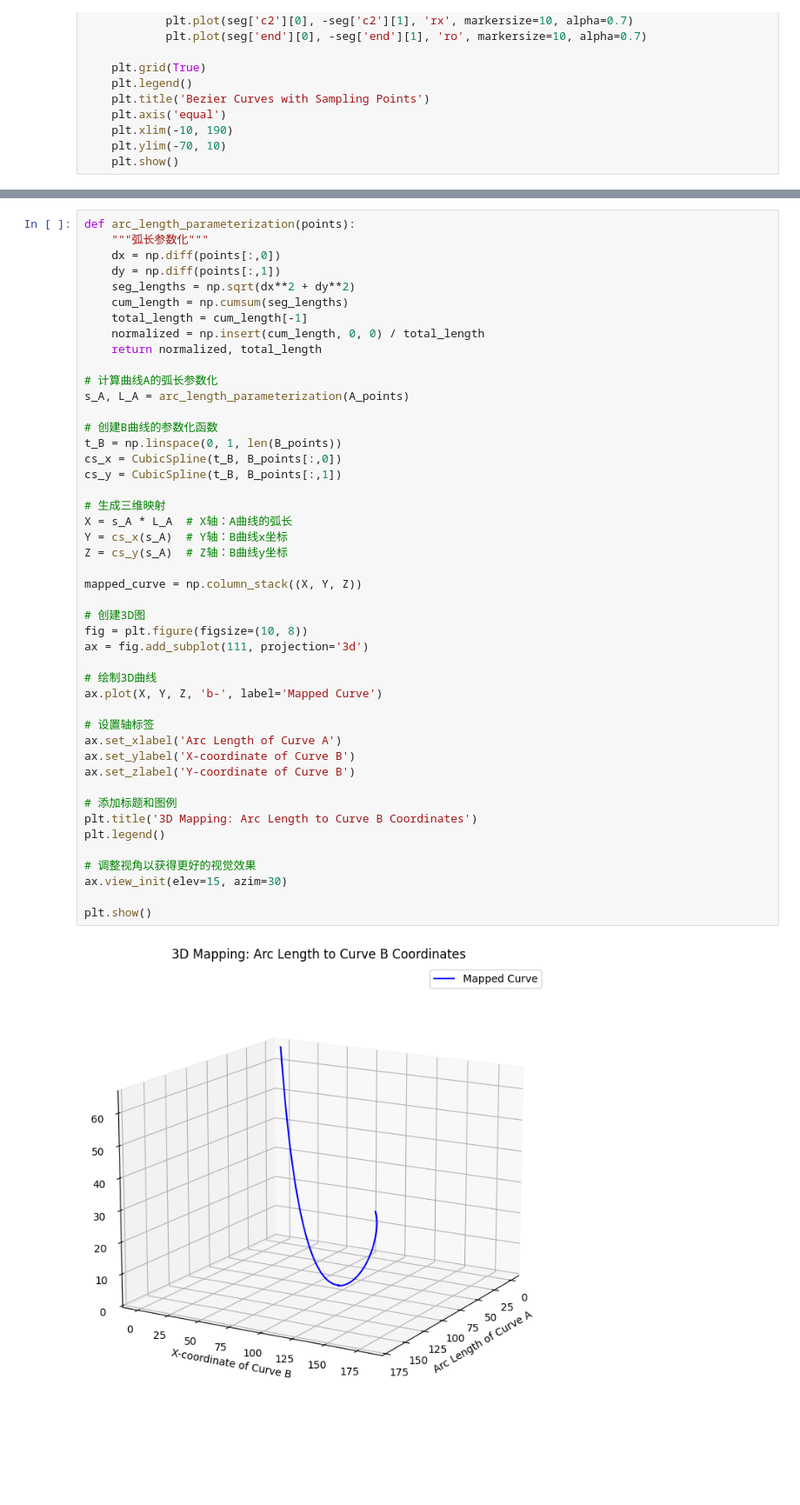
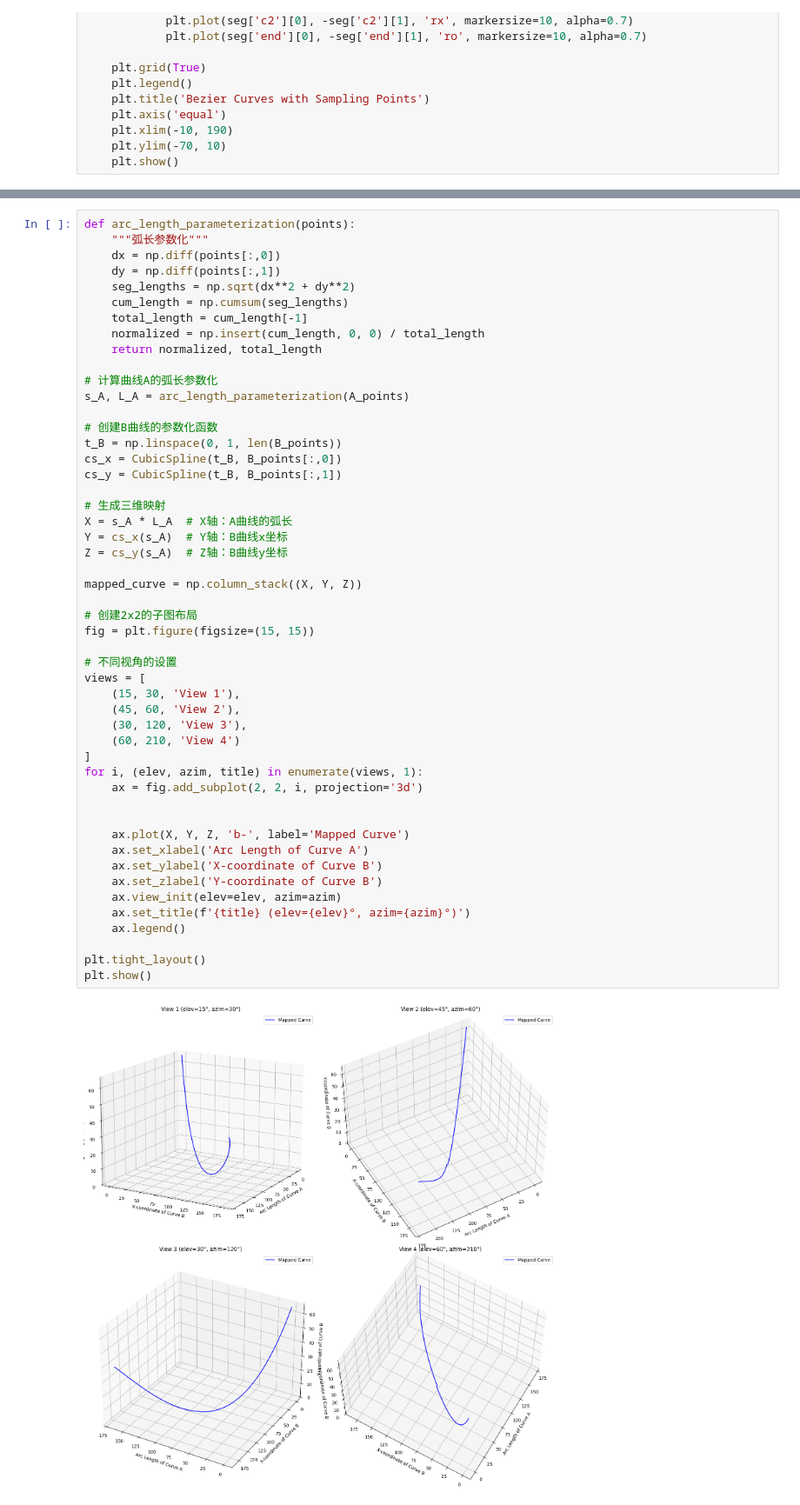
Before and after one commit to u-u-z/CurveLashMLP, a Jupyter notebook: research.ipynb, the cells around one changed output, grey strips where cells are left out. Shown at 87% size. Drawn from its saved outputs; the diff is of its cells as text; blank space fills up the shorter version.

```diff
--- a/research.ipynb
+++ b/research.ipynb
@@ -127,46 +134,50 @@ def arc_length_parameterization(points):
     """弧长参数化"""
     dx = np.diff(points[:,0])
     dy = np.diff(points[:,1])
     seg_lengths = np.sqrt(dx**2 + dy**2)
     cum_length = np.cumsum(seg_lengths)
     total_length = cum_length[-1]
     normalized = np.insert(cum_length, 0, 0) / total_length
     return normalized, total_length
 
 # 计算曲线A的弧长参数化
 s_A, L_A = arc_length_parameterization(A_points)
 
 # 创建B曲线的参数化函数
 t_B = np.linspace(0, 1, len(B_points))
 cs_x = CubicSpline(t_B, B_points[:,0])
 cs_y = CubicSpline(t_B, B_points[:,1])
 
 # 生成三维映射
 X = s_A * L_A  # X轴：A曲线的弧长
 Y = cs_x(s_A)  # Y轴：B曲线x坐标
 Z = cs_y(s_A)  # Z轴：B曲线y坐标
 
 mapped_curve = np.column_stack((X, Y, Z))
 
-# 创建3D图
-fig = plt.figure(figsize=(10, 8))
-ax = fig.add_subplot(111, projection='3d')
+# 创建2x2的子图布局
+fig = plt.figure(figsize=(15, 15))
 
-# 绘制3D曲线
-ax.plot(X, Y, Z, 'b-', label='Mapped Curve')
+# 不同视角的设置
+views = [
+    (15, 30, 'View 1'),
+    (45, 60, 'View 2'),
+    (30, 120, 'View 3'),
+    (60, 210, 'View 4')
+]
+for i, (elev, azim, title) in enumerate(views, 1):
+    ax = fig.add_subplot(2, 2, i, projection='3d')
 
-# 设置轴标签
-ax.set_xlabel('Arc Length of Curve A')
-ax.set_ylabel('X-coordinate of Curve B')
-ax.set_zlabel('Y-coordinate of Curve B')
 
-# 添加标题和图例
-plt.title('3D Mapping: Arc Length to Curve B Coordinates')
-plt.legend()
+    ax.plot(X, Y, Z, 'b-', label='Mapped Curve')
+    ax.set_xlabel('Arc Length of Curve A')
+    ax.set_ylabel('X-coordinate of Curve B')
+    ax.set_zlabel('Y-coordinate of Curve B')
+    ax.view_init(elev=elev, azim=azim)
+    ax.set_title(f'{title} (elev={elev}°, azim={azim}°)')
+    ax.legend()
 
-# 调整视角以获得更好的视觉效果
-ax.view_init(elev=15, azim=30)
-
+plt.tight_layout()
 plt.show()
 # %% [output]
-[figure, old version]
+[figure, new version]
```
Also changed, not shown: parts of 4 cells of this notebook.
